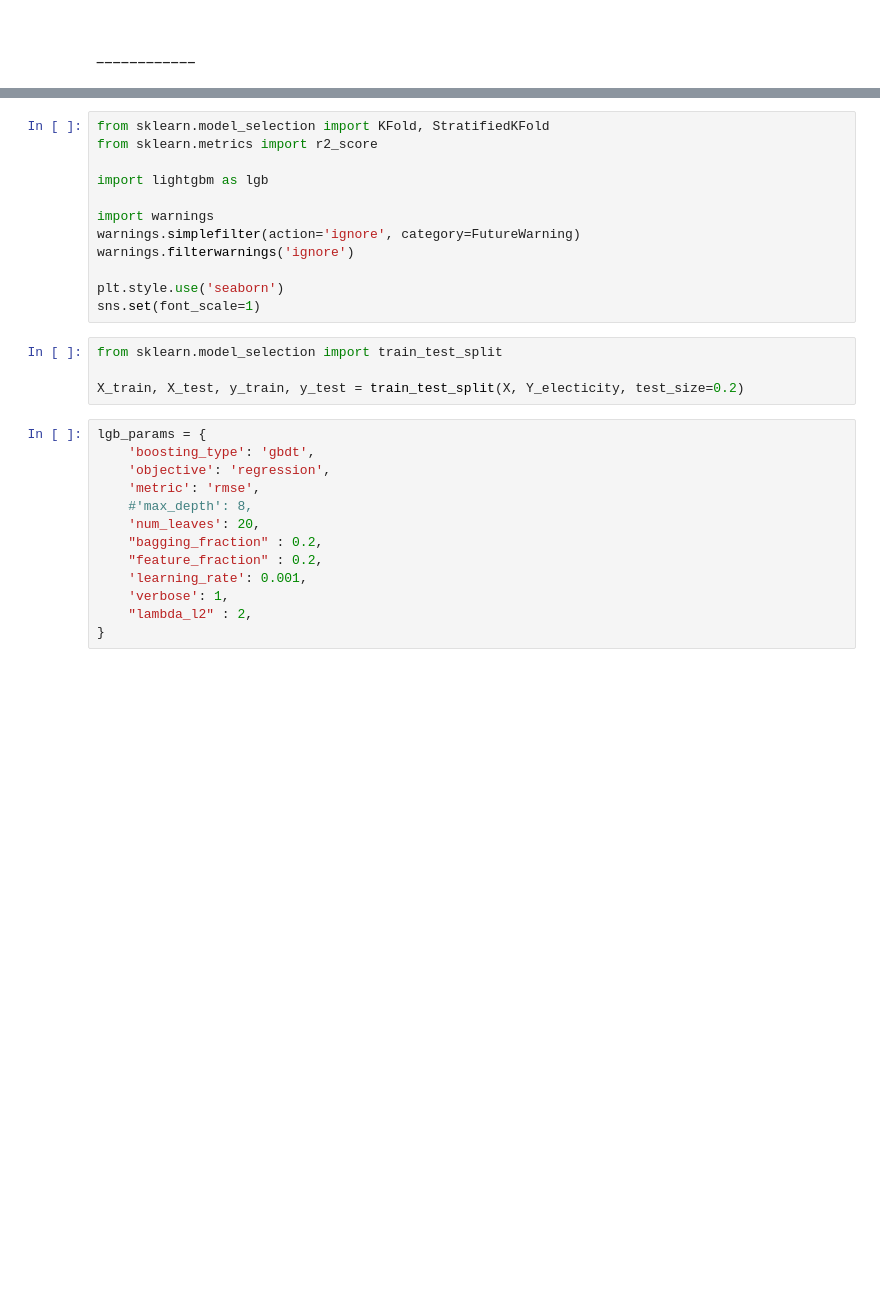
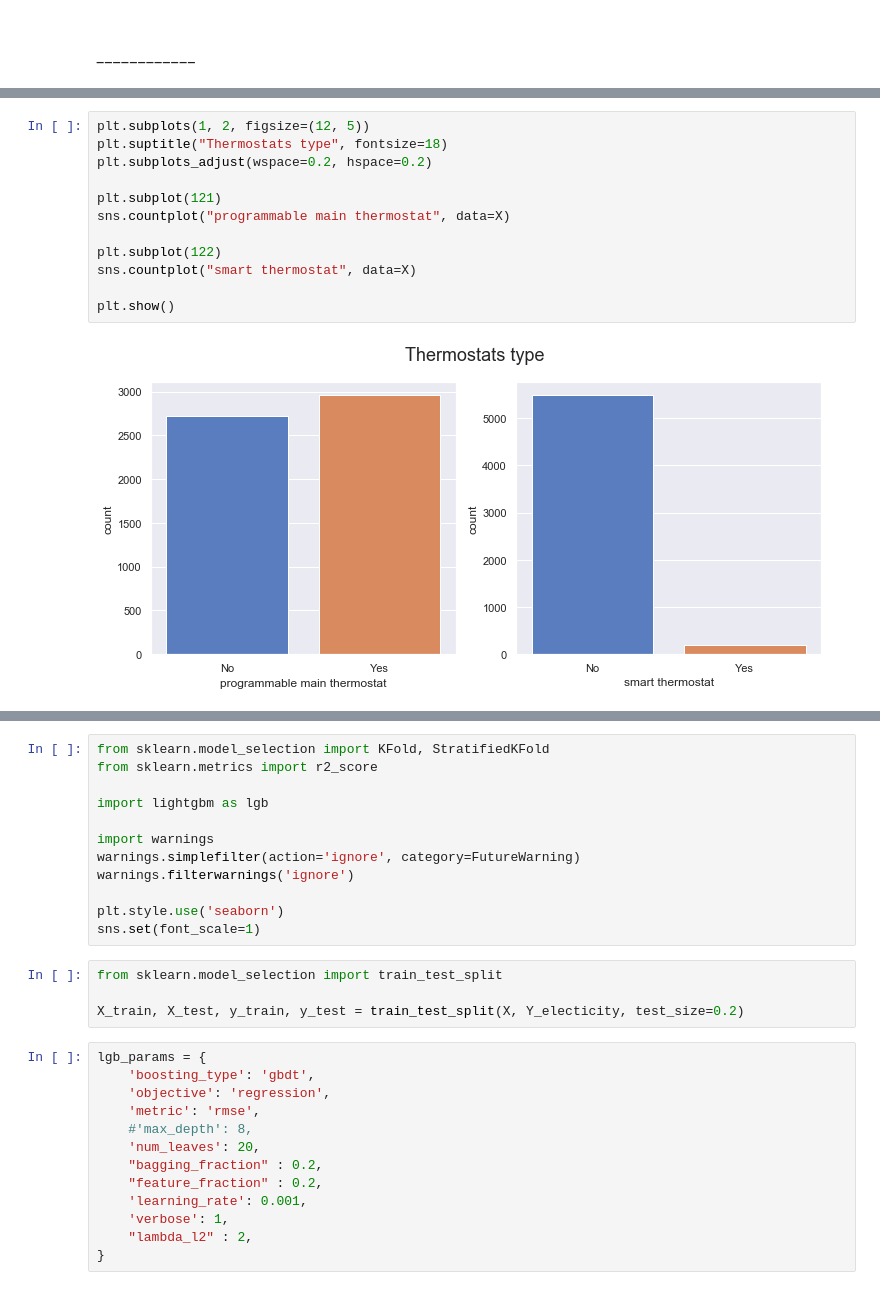
Before and after one commit to JuliaZozulia/Predicting_utilitiy_cost, a Jupyter notebook: Predicting residential utility costs based on attributes of the house .ipynb, the cells around one changed output, grey strips where cells are left out. Saved outputs shown, nothing was run; the diff lists cells and outputs as text; blank space fills up the shorter version.

```diff
--- a/Predicting residential utility costs based on attributes of the house .ipynb
+++ b/Predicting residential utility costs based on attributes of the house .ipynb
@@ -357,0 +469,14 @@ X.describe()
+# %%
+plt.subplots(1, 2, figsize=(12, 5))
+plt.suptitle("Thermostats type", fontsize=18)
+plt.subplots_adjust(wspace=0.2, hspace=0.2)
+
+plt.subplot(121)
+sns.countplot("programmable main thermostat", data=X)
+
+plt.subplot(122)
+sns.countplot("smart thermostat", data=X)
+
+plt.show()
+# %% [output]
+[figure, added]
```
Also changed, not shown: parts of 42 cells of this notebook.
